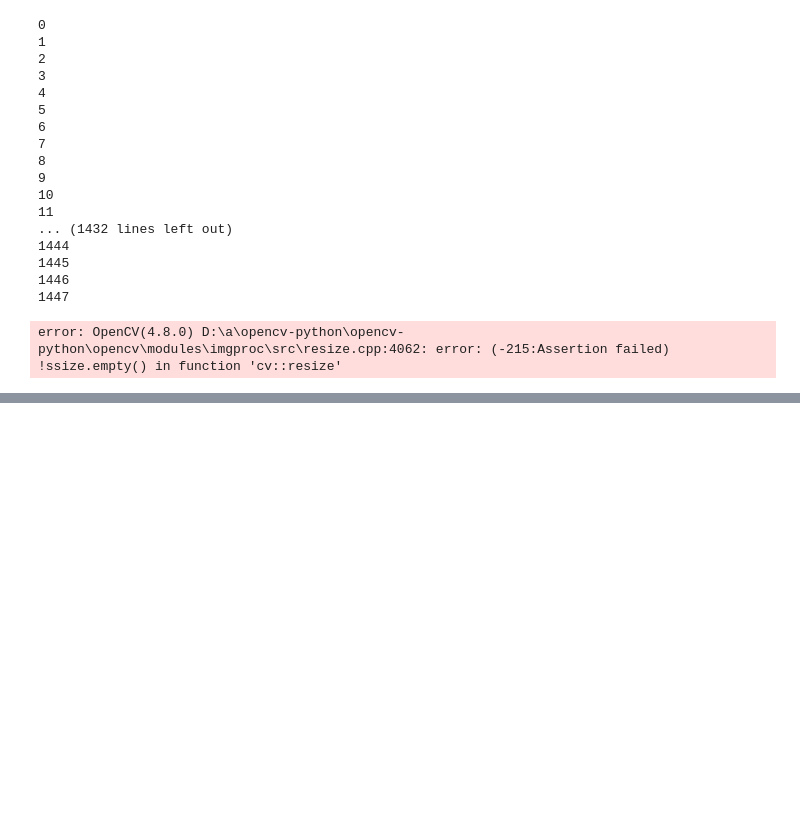
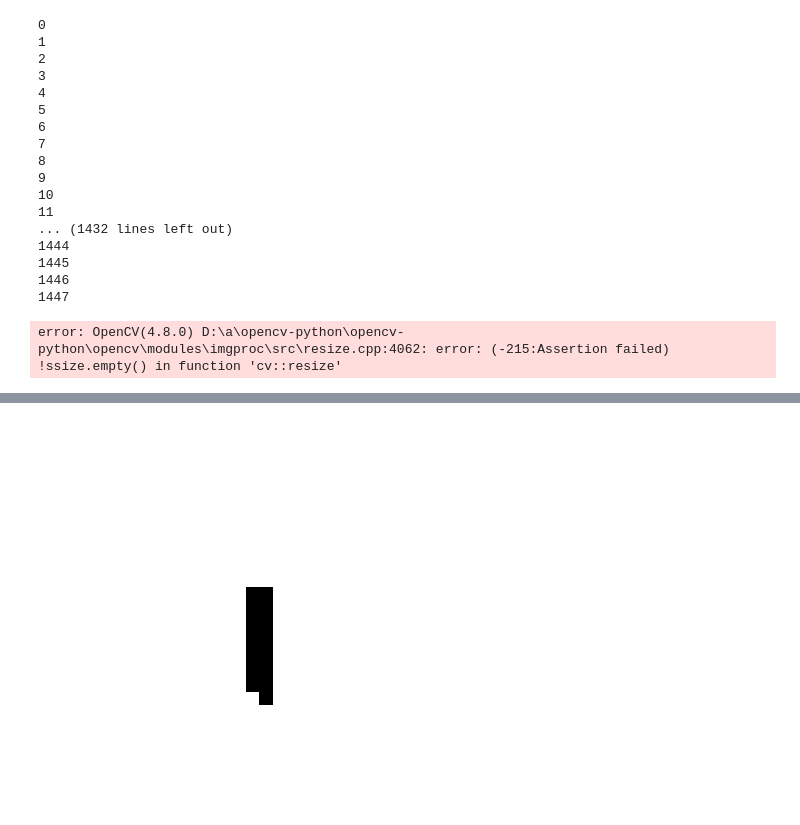
Before and after one commit to nonameR9077/MLproject_2023-2, a Jupyter notebook: preprocessing/npzThickening.ipynb, the cells around one changed output, grey strips where cells are left out. Saved outputs shown, nothing was run; the diff lists cells and outputs as text; code cells hidden in the pictures; blank space fills up the shorter version.

```diff
--- a/preprocessing/npzThickening.ipynb
+++ b/preprocessing/npzThickening.ipynb
@@ -247,0 +248,5 @@ plot_digit(my_data_num["img"][1447])
+# %%
+sample_error = my_data_num["img"][141]
+plot_digit(sample_error)
+# %% [output]
+[figure, added]
```
Also changed, not shown: parts of 6 cells of this notebook, 1 other file.
